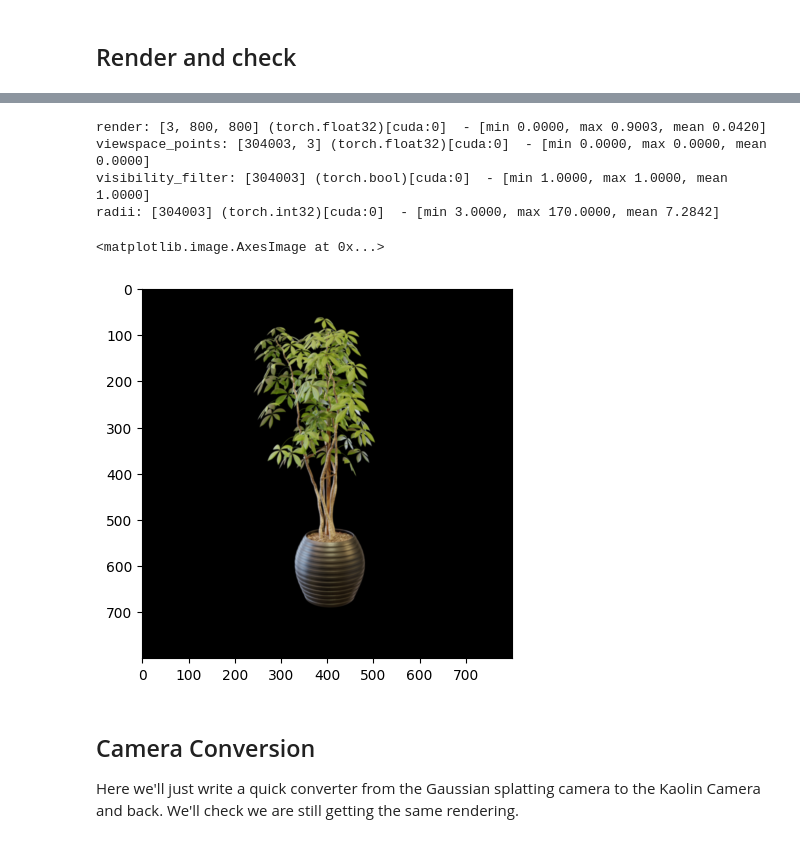
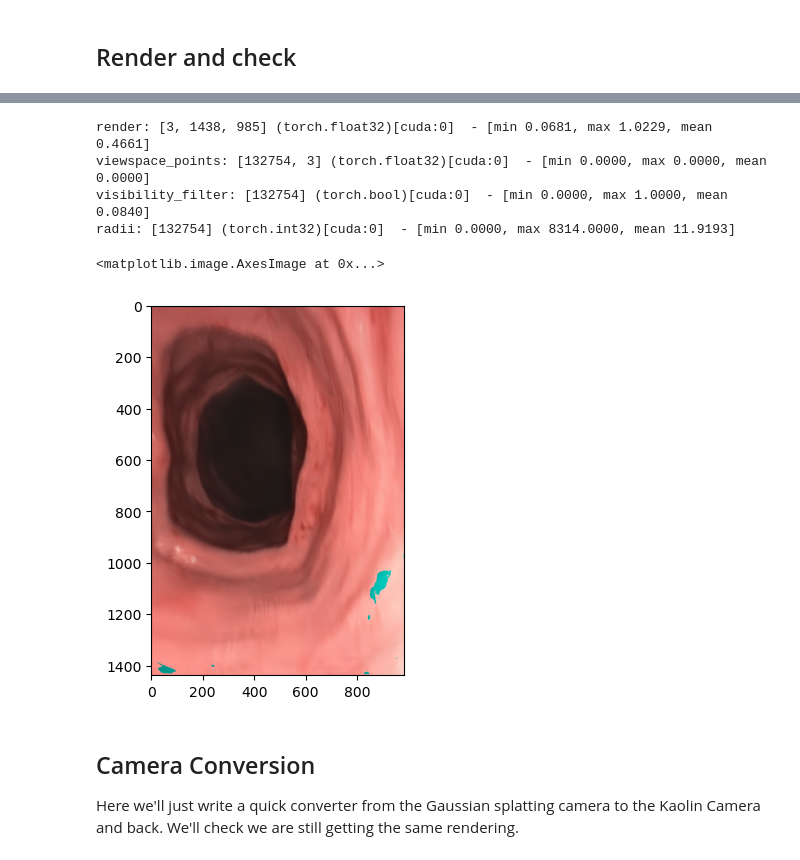
Before and after one commit to smbonilla/GaussianPancakes, a Jupyter notebook: interactive.ipynb, the cells around one changed output, grey strips where cells are left out. Drawn from its saved outputs; the diff is of its cells as text; code cells hidden in the pictures.

```diff
--- a/interactive.ipynb
+++ b/interactive.ipynb
@@ -34,0 +37,7 @@ Wed Nov  8 16:54:58 2023
+# %%
+import torch
+device = "cuda" if torch.cuda.is_available() else "cpu"
+t = torch.cuda.get_device_properties(device).total_memory
+r = torch.cuda.memory_reserved(device)
+a = torch.cuda.memory_allocated(device)
+print(f"Total memory: {t}, Reserved memory: {r}, Allocated memory: {a}")
@@ -81,7 +101,7 @@ def load_checkpoint(model_path, sh_degree=3, iteration=-1):
     return gaussians
 
 
-def try_load_camera(model_path):
+def try_load_camera(model_path, idx=0):
     """ Load one of the default cameras for the scene. """
     cam_path = os.path.join(model_path, 'cameras.json')
     if not os.path.exists(cam_path):
@@ -95,7 +115,7 @@ def try_load_camera(model_path):
 
     with open(cam_path) as f:
         data = json.load(f)
-        raw_camera = data[0]
+        raw_camera = data[idx]
 
     tmp = np.zeros((4, 4))
     tmp[:3, :3] = raw_camera['rotation']
@@ -114,10 +134,10 @@ def try_load_camera(model_path):
                     gt_alpha_mask=None, image_name='fake', uid=0)
 
 
-model_path = 'output/fa41de0a-3'
+model_path = '/raid/scratch_not_backed_up/sbonilla/seq3-processed/output/39520b51-6'
 gaussians = load_checkpoint(model_path)
 pipeline = PipelineParamsNoparse()
 background = torch.tensor([0, 0, 0], dtype=torch.float32, device="cuda")
-test_camera = try_load_camera(model_path)
+test_camera = try_load_camera(model_path, idx=0)
 # %% [markdown]
 ## Render and check
@@ -124,16 +154,17 @@ test_camera = try_load_camera(model_path)
 # %%
 render_res = render(test_camera, gaussians, pipeline, background)
 rendering = render_res["render"]
 for k in render_res.keys():
     log_tensor(render_res[k], k, print_stats=True)
-plt.imshow((rendering.permute(1, 2, 0) * 255).to(torch.uint8).detach().cpu().numpy())
+image = (rendering.permute(1, 2, 0) * 255).to(torch.uint8).detach().cpu().numpy()
+plt.imshow(image)
 # %% [output]
-render: [3, 800, 800] (torch.float32)[cuda:0]  - [min 0.0000, max 0.9003, mean 0.0420]
-viewspace_points: [304003, 3] (torch.float32)[cuda:0]  - [min 0.0000, max 0.0000, mean 0.0000]
-visibility_filter: [304003] (torch.bool)[cuda:0]  - [min 1.0000, max 1.0000, mean 1.0000]
-radii: [304003] (torch.int32)[cuda:0]  - [min 3.0000, max 170.0000, mean 7.2842]
+render: [3, 1438, 985] (torch.float32)[cuda:0]  - [min 0.0681, max 1.0229, mean 0.4661]
+viewspace_points: [132754, 3] (torch.float32)[cuda:0]  - [min 0.0000, max 0.0000, mean 0.0000]
+visibility_filter: [132754] (torch.bool)[cuda:0]  - [min 0.0000, max 1.0000, mean 0.0840]
+radii: [132754] (torch.int32)[cuda:0]  - [min 0.0000, max 8314.0000, mean 11.9193]
 <matplotlib.image.AxesImage at 0x...>
-[figure, old version]
+[figure, new version]
 # %% [markdown]
 ## Camera Conversion
 
```
Also changed, not shown: parts of 13 cells of this notebook, 2 other files.
